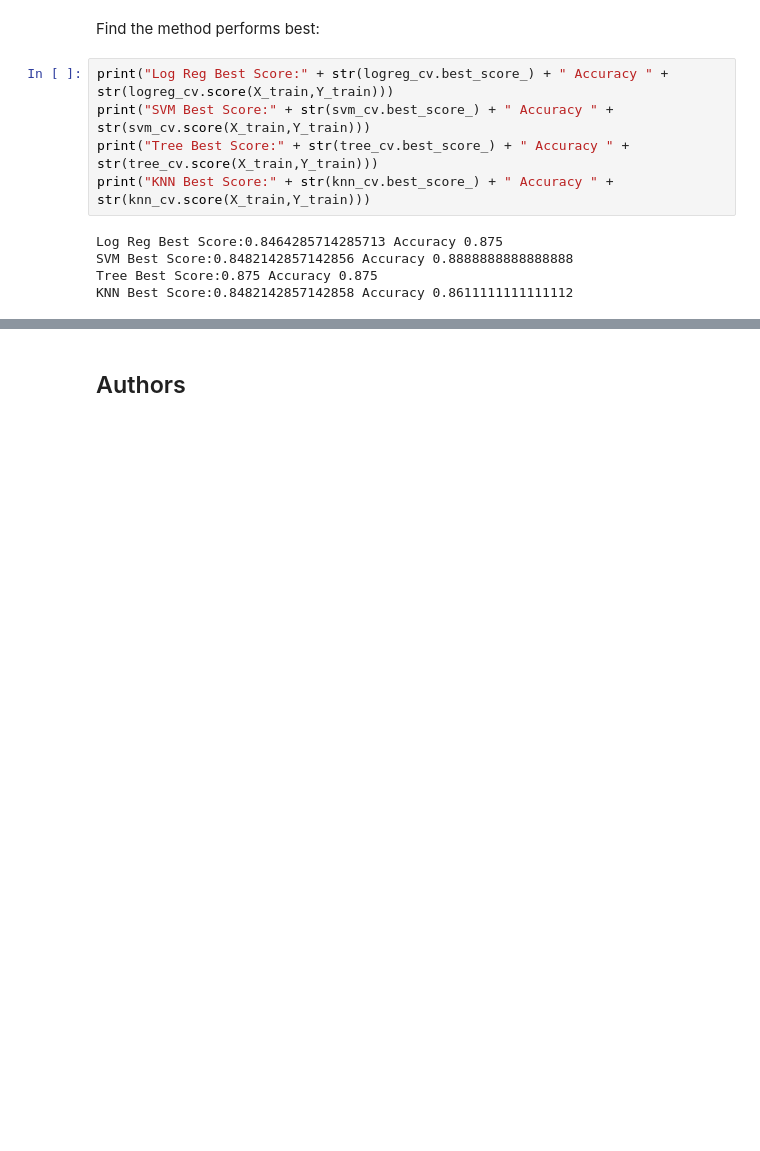
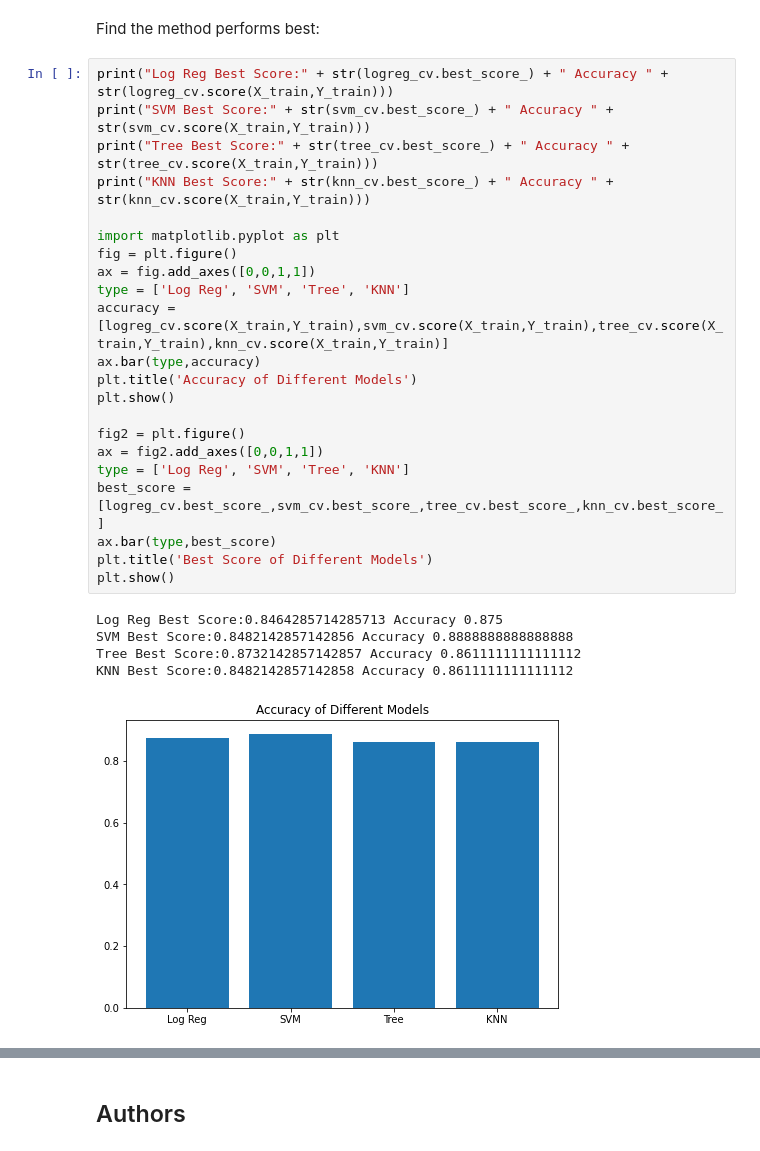
Before and after one commit to madthomae/IMB_Data_Science_Capstone, a Jupyter notebook: Machine Learning Prediction.ipynb, the cells around one changed output, grey strips where cells are left out. Saved outputs shown, nothing was run; the diff lists cells and outputs as text; blank space fills up the shorter version.

```diff
--- a/Machine Learning Prediction.ipynb
+++ b/Machine Learning Prediction.ipynb
@@ -328,10 +328,28 @@ Find the method performs best:
 # %%
 print("Log Reg Best Score:" + str(logreg_cv.best_score_) + " Accuracy " + str(logreg_cv.score(X_train,Y_train)))
 print("SVM Best Score:" + str(svm_cv.best_score_) + " Accuracy " + str(svm_cv.score(X_train,Y_train)))
 print("Tree Best Score:" + str(tree_cv.best_score_) + " Accuracy " + str(tree_cv.score(X_train,Y_train)))
 print("KNN Best Score:" + str(knn_cv.best_score_) + " Accuracy " + str(knn_cv.score(X_train,Y_train)))
+
+import matplotlib.pyplot as plt
+fig = plt.figure()
+ax = fig.add_axes([0,0,1,1])
+type = ['Log Reg', 'SVM', 'Tree', 'KNN']
+accuracy = [logreg_cv.score(X_train,Y_train),svm_cv.score(X_train,Y_train),tree_cv.score(X_train,Y_train),knn_cv.score(X_train,Y_train)]
+ax.bar(type,accuracy)
+plt.title('Accuracy of Different Models')
+plt.show()
+
+fig2 = plt.figure()
+ax = fig2.add_axes([0,0,1,1])
+type = ['Log Reg', 'SVM', 'Tree', 'KNN']
+best_score = [logreg_cv.best_score_,svm_cv.best_score_,tree_cv.best_score_,knn_cv.best_score_]
+ax.bar(type,best_score)
+plt.title('Best Score of Different Models')
+plt.show()
 # %% [output]
 Log Reg Best Score:0.8464285714285713 Accuracy 0.875
 SVM Best Score:0.8482142857142856 Accuracy 0.8888888888888888
-Tree Best Score:0.875 Accuracy 0.875
+Tree Best Score:0.8732142857142857 Accuracy 0.8611111111111112
 KNN Best Score:0.8482142857142858 Accuracy 0.8611111111111112
+[figure, added]
```
Also changed, not shown: parts of 4 cells of this notebook.
